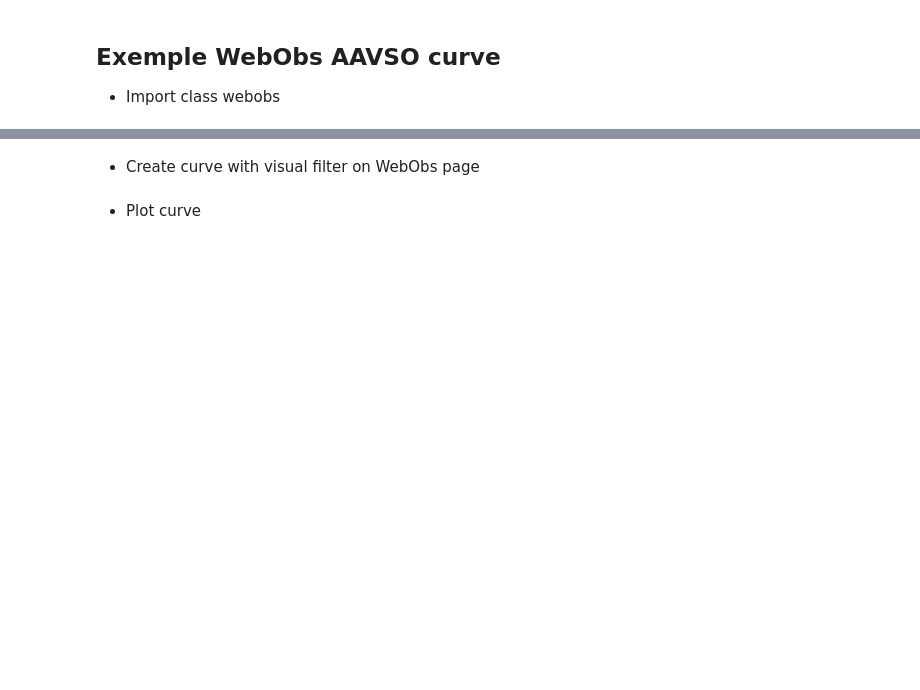
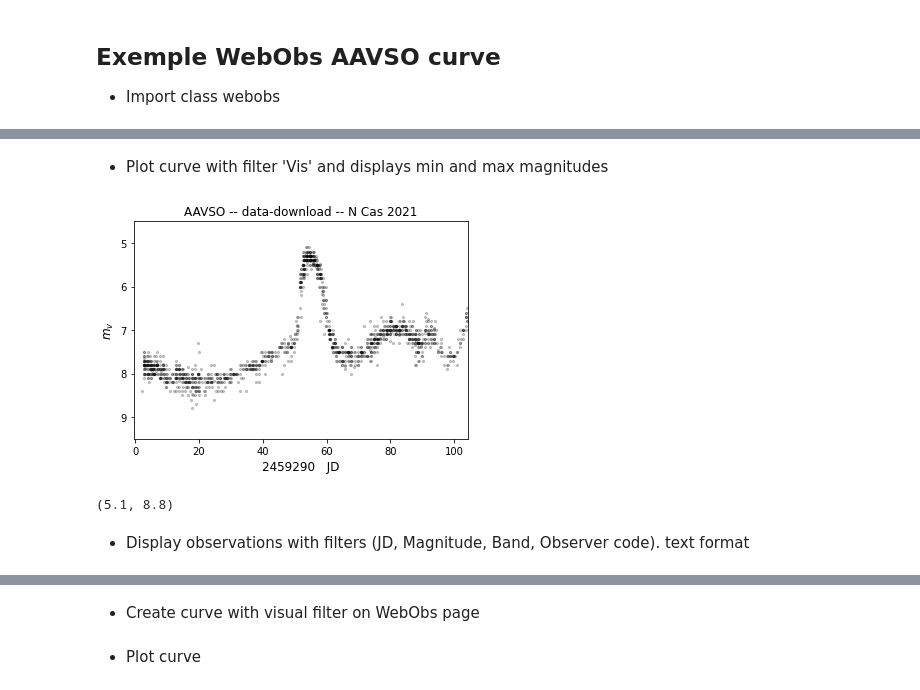
Before and after one commit to dtouzan/ciboulette, a Jupyter notebook: notebook/exemple-aavso.ipynb, the cells around one changed output, grey strips where cells are left out. Drawn from its saved outputs; the diff is of its cells as text; code cells hidden in the pictures; blank space fills up the shorter version.

```diff
--- a/notebook/exemple-aavso.ipynb
+++ b/notebook/exemple-aavso.ipynb
@@ -6,0 +39,11 @@ from ciboulette.aavso.webobs import WebObs
+# %% [markdown]
+- Plot curve with filter 'Vis' and displays min and max magnitudes
+# %%
+c.Vis
+c.plot()
+c.magnitudeMinMax
+# %% [output]
+[figure, added]
+(5.1, 8.8)
+# %% [markdown]
+- Display observations with filters (JD, Magnitude, Band, Observer code). text format
```
Also changed, not shown: parts of 18 cells of this notebook.
